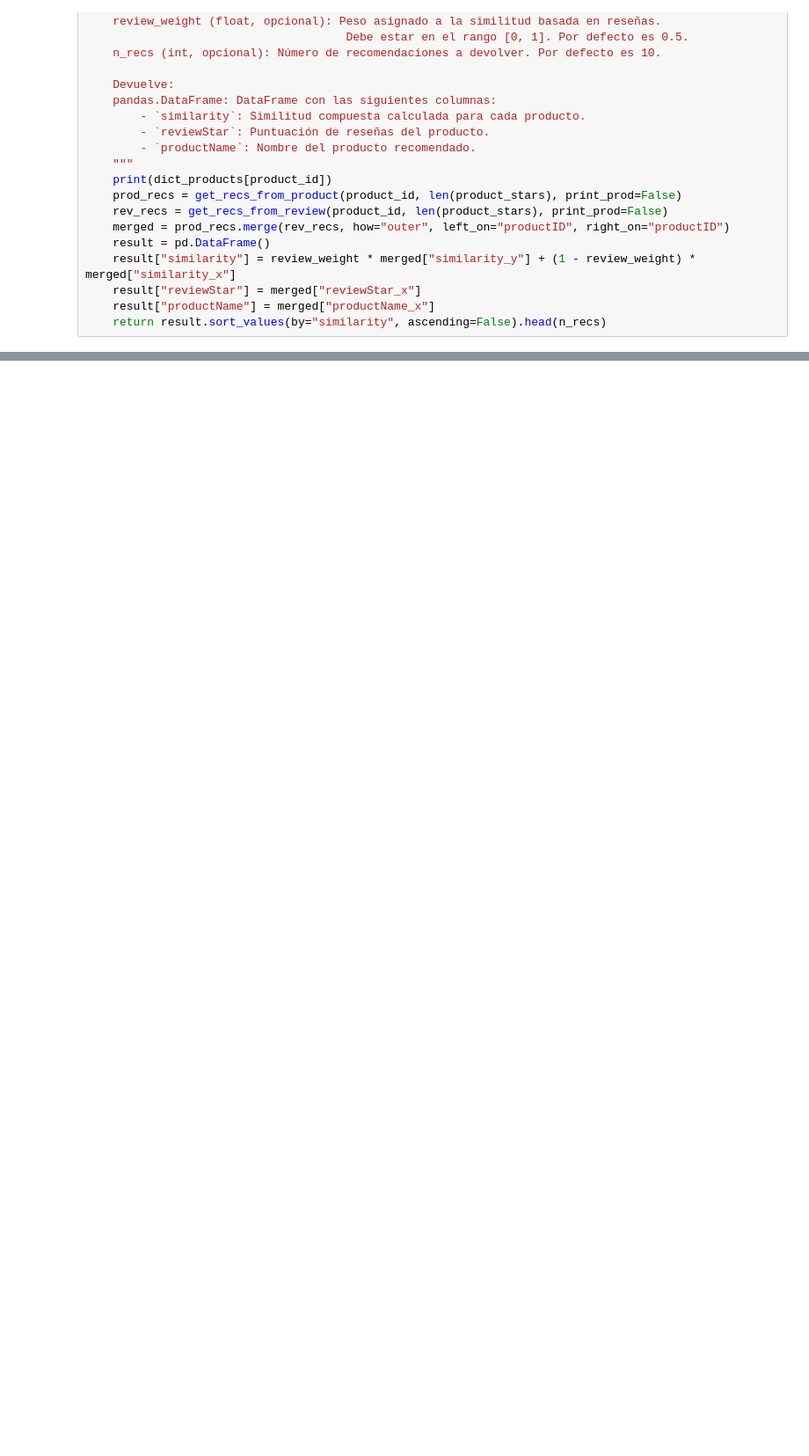
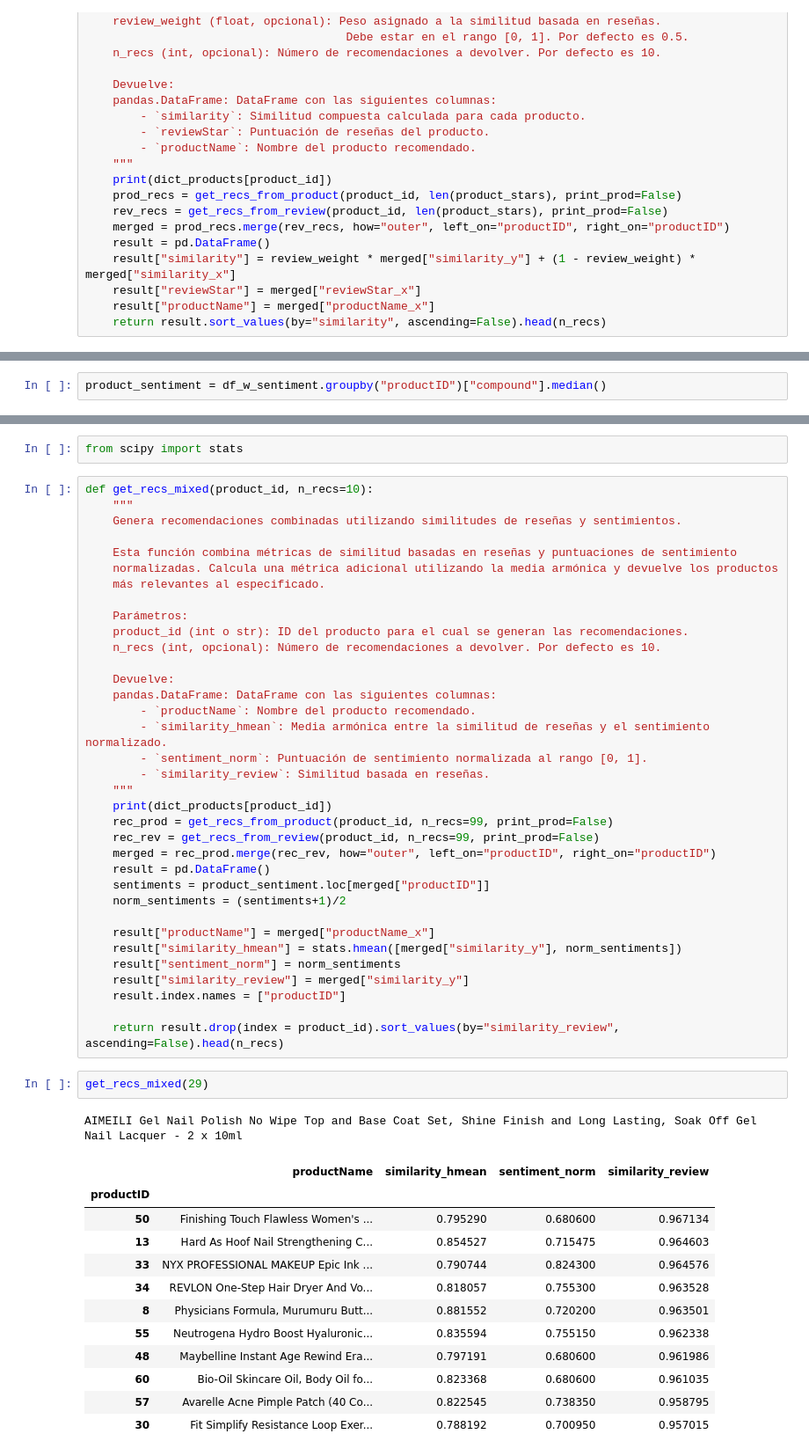
Before and after one commit to yanruwu/hackio-lab-nlp, a Jupyter notebook: modulo09-leccion06-nlp-LAB.ipynb, the cells around one changed output, grey strips where cells are left out. Shown: that part at 88% size. Drawn from its saved outputs; the diff is of its cells as text; blank space fills up the shorter version.

```diff
--- a/modulo09-leccion06-nlp-LAB.ipynb
+++ b/modulo09-leccion06-nlp-LAB.ipynb
@@ -359,0 +412,2 @@ AIMEILI Gel Nail Polish No Wipe Top and Base Coat Set, Shine Finish and Long Las
+# %%
+product_sentiment = df_w_sentiment.groupby("productID")["compound"].median()
@@ -359,0 +416,53 @@ AIMEILI Gel Nail Polish No Wipe Top and Base Coat Set, Shine Finish and Long Las
+# %%
+from scipy import stats
+# %%
+def get_recs_mixed(product_id, n_recs=10):
+    """
+    Genera recomendaciones combinadas utilizando similitudes de reseñas y sentimientos.
+
+    Esta función combina métricas de similitud basadas en reseñas y puntuaciones de sentimiento
+    normalizadas. Calcula una métrica adicional utilizando la media armónica y devuelve los productos
+    más relevantes al especificado.
+
+    Parámetros:
+    product_id (int o str): ID del producto para el cual se generan las recomendaciones.
+    n_recs (int, opcional): Número de recomendaciones a devolver. Por defecto es 10.
+
+    Devuelve:
+    pandas.DataFrame: DataFrame con las siguientes columnas:
+        - `productName`: Nombre del producto recomendado.
+        - `similarity_hmean`: Media armónica entre la similitud de reseñas y el sentimiento normalizado.
+        - `sentiment_norm`: Puntuación de sentimiento normalizada al rango [0, 1].
+        - `similarity_review`: Similitud basada en reseñas.
+    """
+    print(dict_products[product_id])
+    rec_prod = get_recs_from_product(product_id, n_recs=99, print_prod=False)
+    rec_rev = get_recs_from_review(product_id, n_recs=99, print_prod=False)
+    merged = rec_prod.merge(rec_rev, how="outer", left_on="productID", right_on="productID")
+    result = pd.DataFrame()
+    sentiments = product_sentiment.loc[merged["productID"]]
+    norm_sentiments = (sentiments+1)/2
+
+    result["productName"] = merged["productName_x"]
+    result["similarity_hmean"] = stats.hmean([merged["similarity_y"], norm_sentiments])
+    result["sentiment_norm"] = norm_sentiments
+    result["similarity_review"] = merged["similarity_y"]
+    result.index.names = ["productID"]
+
+    return result.drop(index = product_id).sort_values(by="similarity_review", ascending=False).head(n_recs)
+# %%
+get_recs_mixed(29)
+# %% [output]
+AIMEILI Gel Nail Polish No Wipe Top and Base Coat Set, Shine Finish and Long Lasting, Soak Off Gel Nail Lacquer - 2 x 10ml
+|  | productName | similarity_hmean | sentiment_norm | similarity_review |
+| productID |  |  |  |  |
+| 50 | Finishing Touch Flawless Women's ... | 0.795290 | 0.680600 | 0.967134 |
+| 13 | Hard As Hoof Nail Strengthening C... | 0.854527 | 0.715475 | 0.964603 |
+| 33 | NYX PROFESSIONAL MAKEUP Epic Ink ... | 0.790744 | 0.824300 | 0.964576 |
+| 34 | REVLON One-Step Hair Dryer And Vo... | 0.818057 | 0.755300 | 0.963528 |
+| 8 | Physicians Formula, Murumuru Butt... | 0.881552 | 0.720200 | 0.963501 |
+| 55 | Neutrogena Hydro Boost Hyaluronic... | 0.835594 | 0.755150 | 0.962338 |
+| 48 | Maybelline Instant Age Rewind Era... | 0.797191 | 0.680600 | 0.961986 |
+| 60 | Bio-Oil Skincare Oil, Body Oil fo... | 0.823368 | 0.680600 | 0.961035 |
+| 57 | Avarelle Acne Pimple Patch (40 Co... | 0.822545 | 0.738350 | 0.958795 |
+| 30 | Fit Simplify Resistance Loop Exer... | 0.788192 | 0.700950 | 0.957015 |
```
Also changed, not shown: parts of 17 cells of this notebook.
